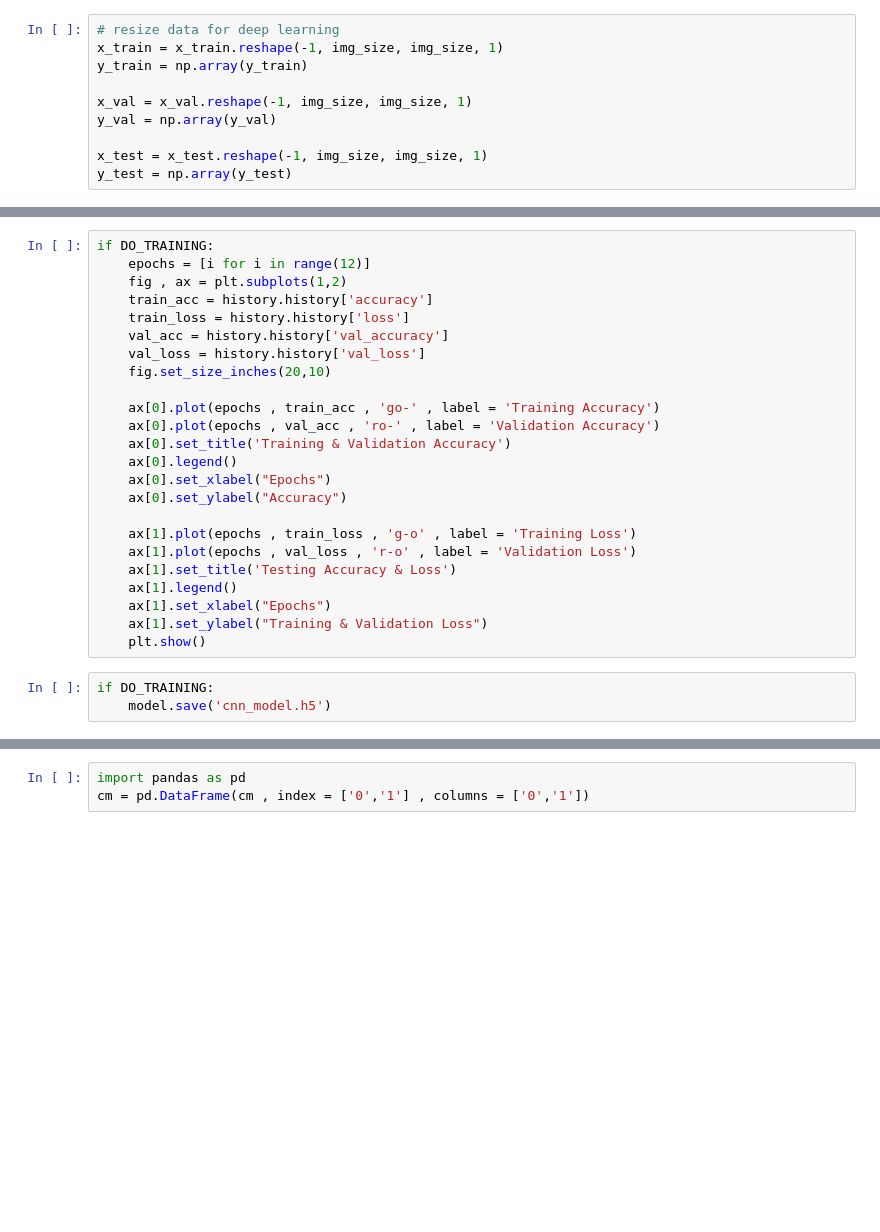
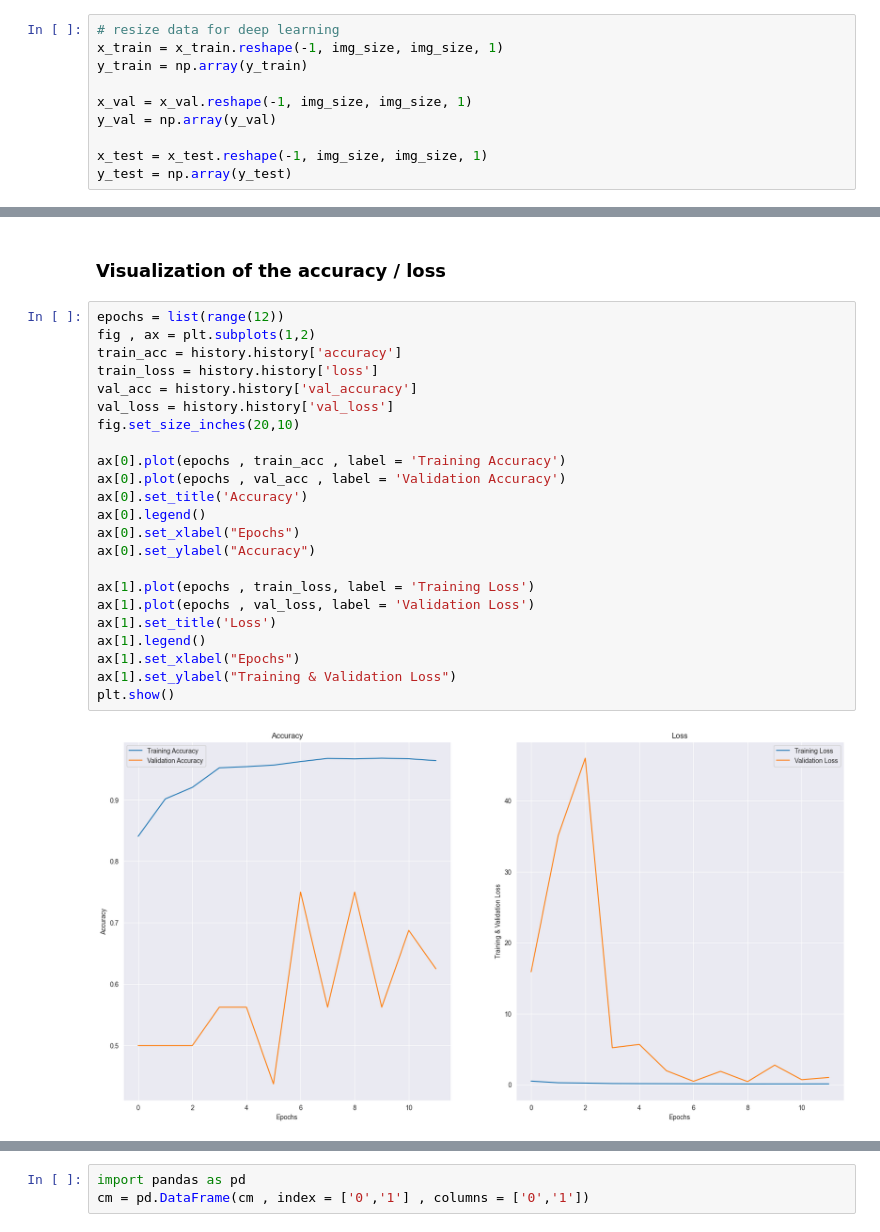
Before and after one commit to deepanshu-yadav/Pneumonia_Classifier, a Jupyter notebook: notebooks/cnntrainingcolab.ipynb, the cells around one changed output, grey strips where cells are left out. Drawn from its saved outputs; the diff is of its cells as text; blank space fills up the shorter version.

```diff
--- a/notebooks/cnntrainingcolab.ipynb
+++ b/notebooks/cnntrainingcolab.ipynb
@@ -194,27 +258,27 @@ Accuracy of the model is -  90.06410241127014 %
+# %% [markdown]
+### Visualization of the accuracy / loss
 # %%
-if DO_TRAINING:
-    epochs = [i for i in range(12)]
-    fig , ax = plt.subplots(1,2)
-    train_acc = history.history['accuracy']
-    train_loss = history.history['loss']
-    val_acc = history.history['val_accuracy']
-    val_loss = history.history['val_loss']
-    fig.set_size_inches(20,10)
+epochs = list(range(12))
+fig , ax = plt.subplots(1,2)
+train_acc = history.history['accuracy']
+train_loss = history.history['loss']
+val_acc = history.history['val_accuracy']
+val_loss = history.history['val_loss']
+fig.set_size_inches(20,10)
 
-    ax[0].plot(epochs , train_acc , 'go-' , label = 'Training Accuracy')
-    ax[0].plot(epochs , val_acc , 'ro-' , label = 'Validation Accuracy')
-    ax[0].set_title('Training & Validation Accuracy')
-    ax[0].legend()
-    ax[0].set_xlabel("Epochs")
-    ax[0].set_ylabel("Accuracy")
+ax[0].plot(epochs , train_acc , label = 'Training Accuracy')
+ax[0].plot(epochs , val_acc , label = 'Validation Accuracy')
+ax[0].set_title('Accuracy')
+ax[0].legend()
+ax[0].set_xlabel("Epochs")
+ax[0].set_ylabel("Accuracy")
 
-    ax[1].plot(epochs , train_loss , 'g-o' , label = 'Training Loss')
-    ax[1].plot(epochs , val_loss , 'r-o' , label = 'Validation Loss')
-    ax[1].set_title('Testing Accuracy & Loss')
-    ax[1].legend()
-    ax[1].set_xlabel("Epochs")
-    ax[1].set_ylabel("Training & Validation Loss")
-    plt.show()
+ax[1].plot(epochs , train_loss, label = 'Training Loss')
+ax[1].plot(epochs , val_loss, label = 'Validation Loss')
+ax[1].set_title('Loss')
+ax[1].legend()
+ax[1].set_xlabel("Epochs")
+ax[1].set_ylabel("Training & Validation Loss")
+plt.show()
+# %% [output]
+[figure, added]
-# %%
-if DO_TRAINING:
-    model.save('cnn_model.h5')
```
Also changed, not shown: parts of 44 cells of this notebook, 5 other files.
